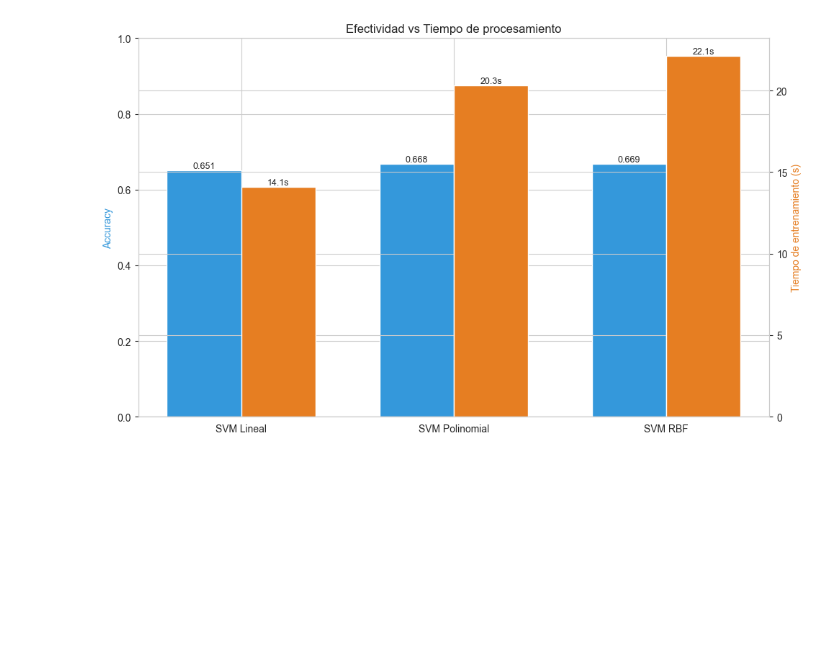
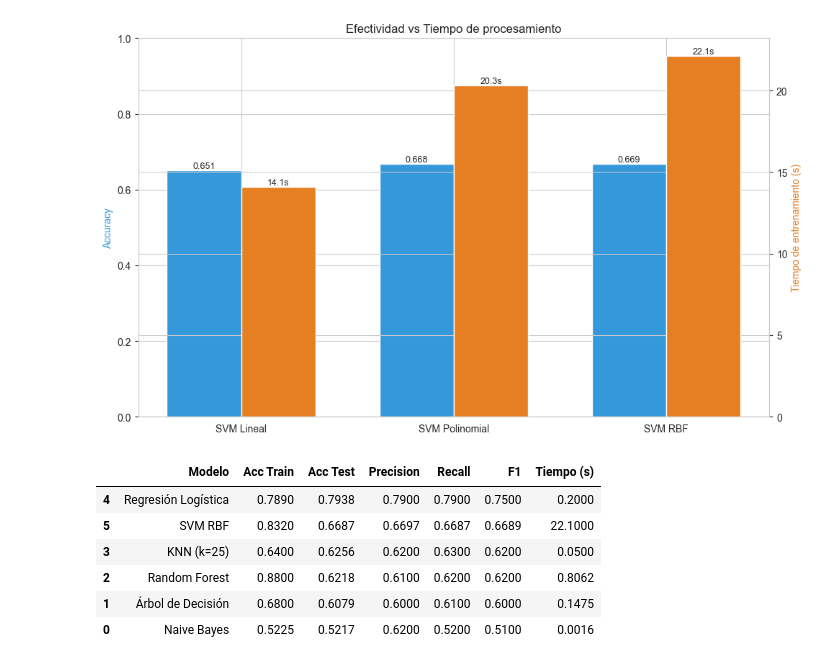
Before and after one commit to Palasuwu/lab8svm, a Jupyter notebook: papaportelab8.ipynb, the cells around one changed output. Drawn from its saved outputs; the diff is of its cells as text; code cells hidden in the pictures; blank space fills up the shorter version.

```diff
--- a/papaportelab8.ipynb
+++ b/papaportelab8.ipynb
@@ -745,0 +748,53 @@ plt.show()
+# %%
+# Métricas de cada modelo entrenado bajo las mismas condiciones
+# de train/test (mismo split, misma variable respuesta triclase).
+resultados_clas = [
+    {'Modelo': 'Naive Bayes',
+     'Acc Train': 0.5225, 'Acc Test': 0.5217,
+     'Precision': 0.62, 'Recall': 0.52, 'F1': 0.51,
+     'Tiempo (s)': 0.0016},
+
+    {'Modelo': 'Árbol de Decisión',
+     'Acc Train': 0.6800, 'Acc Test': 0.6079,
+     'Precision': 0.60, 'Recall': 0.61, 'F1': 0.60,
+     'Tiempo (s)': 0.1475},
+
+    {'Modelo': 'Random Forest',
+     'Acc Train': 0.8800, 'Acc Test': 0.6218,
+     'Precision': 0.61, 'Recall': 0.62, 'F1': 0.62,
+     'Tiempo (s)': 0.8062},
+
+    {'Modelo': 'KNN (k=25)',
+     'Acc Train': 0.6400, 'Acc Test': 0.6256,
+     'Precision': 0.62, 'Recall': 0.63, 'F1': 0.62,
+     'Tiempo (s)': 0.0500},
+
+    {'Modelo': 'Regresión Logística',
+     'Acc Train': 0.7890, 'Acc Test': 0.7938,
+     'Precision': 0.79, 'Recall': 0.79, 'F1': 0.75,
+     'Tiempo (s)': 0.2000},
+]
+
+# Mejor SVM (RBF) calculado en este lab
+pred_train_rbf = mejores_svm['SVM RBF'].predict(data_train_clas)
+pred_test_rbf = mejores_svm['SVM RBF'].predict(data_test_clas)
+resultados_clas.append({
+    'Modelo': 'SVM RBF',
+    'Acc Train': round(accuracy_score(target_clase_train, pred_train_rbf), 4),
+    'Acc Test': round(accuracy_score(target_clase_test, pred_test_rbf), 4),
+    'Precision': round(precision_score(target_clase_test, pred_test_rbf, average='weighted'), 4),
+    'Recall': round(recall_score(target_clase_test, pred_test_rbf, average='weighted'), 4),
+    'F1': round(f1_score(target_clase_test, pred_test_rbf, average='weighted'), 4),
+    'Tiempo (s)': round(tiempos_svm['SVM RBF'], 2),
+})
+
+tabla_comp_clas = pd.DataFrame(resultados_clas).sort_values('Acc Test', ascending=False)
+tabla_comp_clas
+# %% [output]
+|  | Modelo | Acc Train | Acc Test | Precision | Recall | F1 | Tiempo (s) |
+| 4 | Regresión Logística | 0.7890 | 0.7938 | 0.7900 | 0.7900 | 0.7500 | 0.2000 |
+| 5 | SVM RBF | 0.8320 | 0.6687 | 0.6697 | 0.6687 | 0.6689 | 22.1000 |
+| 3 | KNN (k=25) | 0.6400 | 0.6256 | 0.6200 | 0.6300 | 0.6200 | 0.0500 |
+| 2 | Random Forest | 0.8800 | 0.6218 | 0.6100 | 0.6200 | 0.6200 | 0.8062 |
+| 1 | Árbol de Decisión | 0.6800 | 0.6079 | 0.6000 | 0.6100 | 0.6000 | 0.1475 |
+| 0 | Naive Bayes | 0.5225 | 0.5217 | 0.6200 | 0.5200 | 0.5100 | 0.0016 |
```
Also changed, not shown: parts of 2 cells of this notebook.
